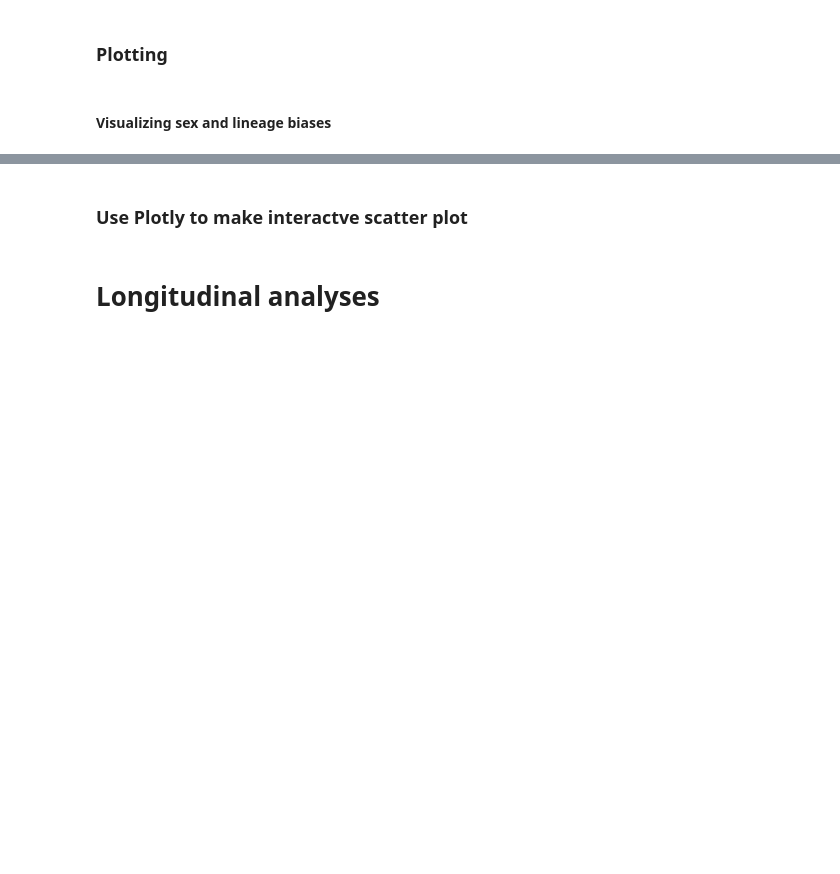
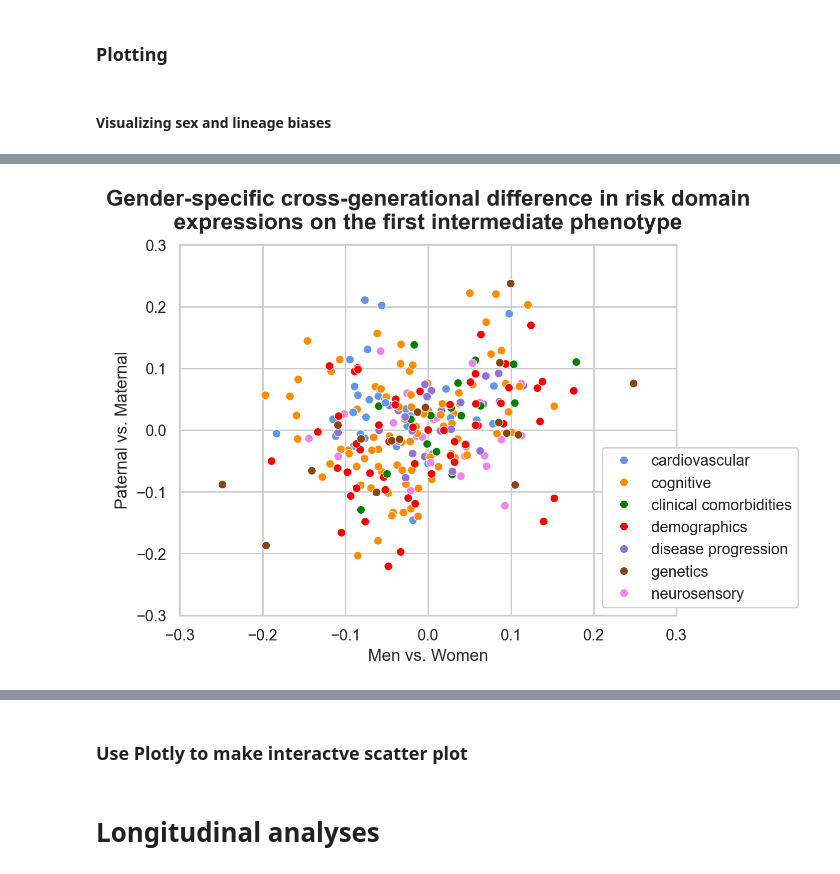
Before and after one commit to chloesavignac/PREVENTAD, a Jupyter notebook: 2025_Sex_Lineage_Analyses.ipynb, the cells around one changed output, grey strips where cells are left out. Drawn from its saved outputs; the diff is of its cells as text; code cells hidden in the pictures; blank space fills up the shorter version.

```diff
--- a/2025_Sex_Lineage_Analyses.ipynb
+++ b/2025_Sex_Lineage_Analyses.ipynb
@@ -1818,35 +1967,37 @@ for c in range(0,1):
     cat_order[1]='cognitive'
     cat_order[2]='clinical comorbidities'
 
     # Define your custom colors and map them to the categories
     colors = ['cornflowerblue', 'darkorange', 'green', 'red', 'mediumpurple', 'saddlebrown', 'violet']
 
     # Ensure `cat_order` has the same length as your color list
     palette = dict(zip(cat_order, colors[:len(cat_order)]))
 
     # Set the style for a clean white background
     sns.set(style="whitegrid")
 
     plt.figure(dpi=200)
     g = sns.scatterplot(
         x='f_m',
         y="mat_pat",
         data=tmp,
         hue="new_cat",
         hue_order=cat_order,
         palette=palette  # Use your custom palette here
     )
 
     g.legend(loc='lower right', ncol=1, bbox_to_anchor=(1.26, 0), framealpha=1)
 
-    plt.title(f'Sex-specific cross-generational difference in risk domain\nexpressions on the first intermediate phenotype', fontsize=16, fontweight='bold', y=1.02)
+    plt.title(f'Gender-specific cross-generational difference in risk domain\nexpressions on the first intermediate phenotype', fontsize=16, fontweight='bold', y=1.02)
     plt.ylabel('Paternal vs. Maternal', fontsize=12)
-    plt.xlabel('Male vs. Female', fontsize=12)
+    plt.xlabel('Men vs. Women', fontsize=12)
     plt.ylim(-0.30, 0.30)
     plt.xlim(-0.30, 0.30)
 
     plt.savefig(f'{date}/diffs_C{c+1}.png', dpi=200, bbox_inches='tight', facecolor='white')
     plt.show()
+# %% [output]
+[figure, added]
 # %%
 for c in range(1,2):
     diff_mat_pat = loadings_mat_df[c]-loadings_pat_df[c]
```
Also changed, not shown: parts of 36 cells of this notebook.
